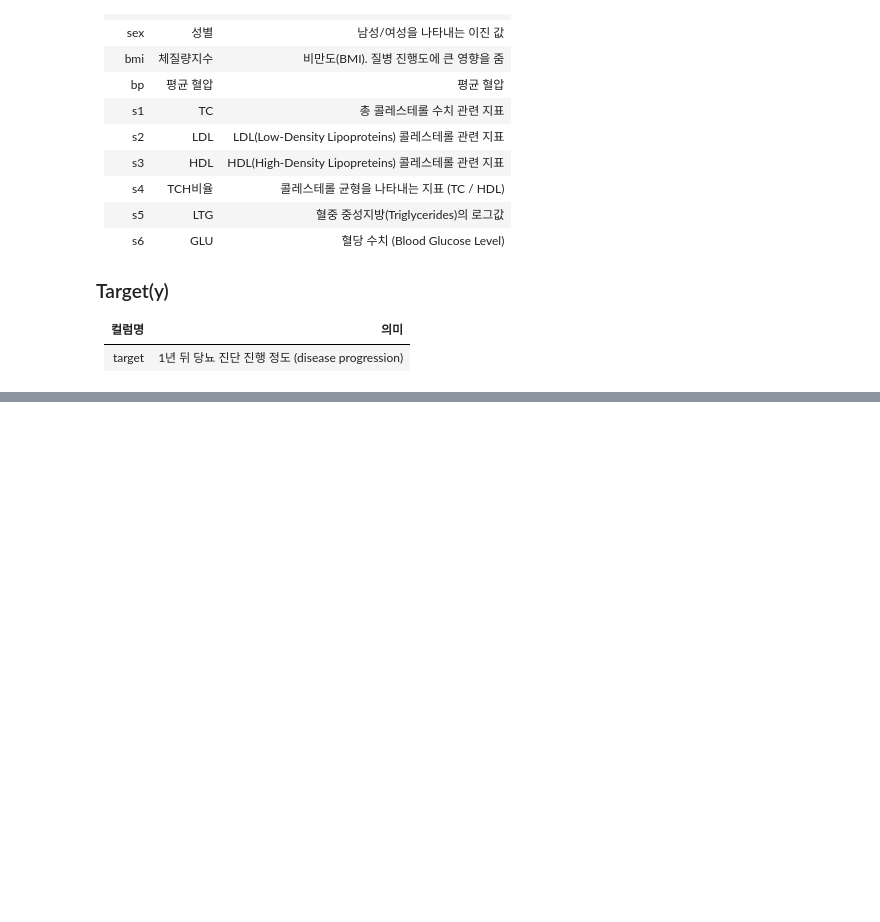
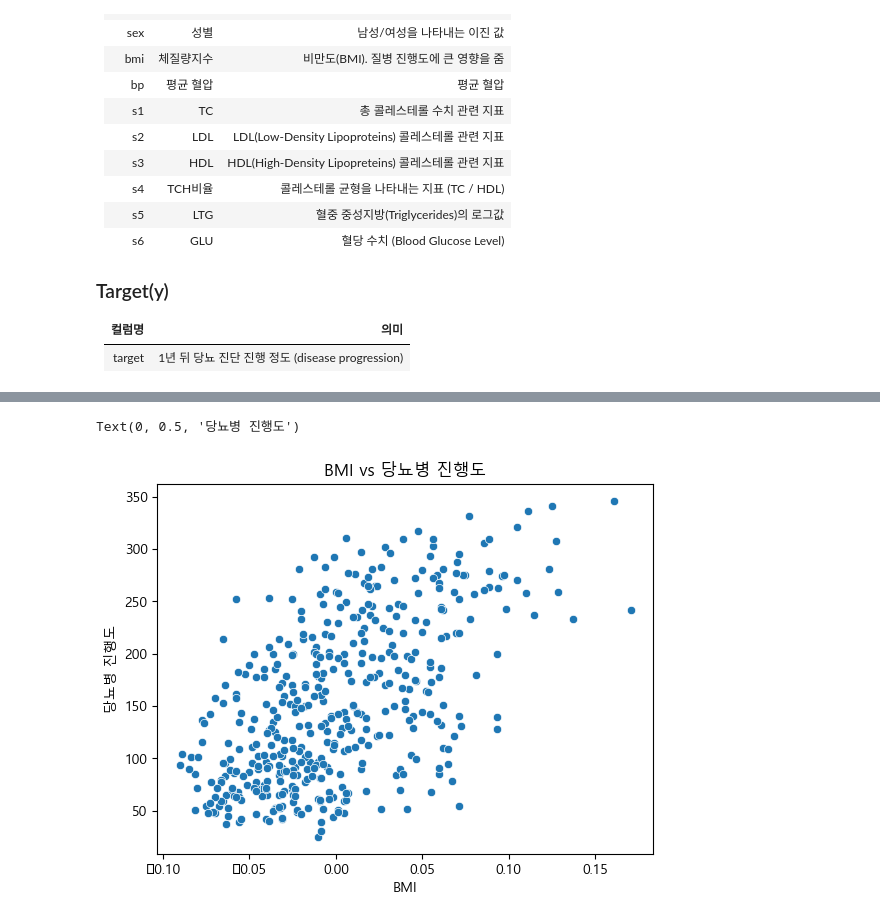
Before and after one commit to sjlimiei25/AI-Prediction, a Jupyter notebook: 2_KNNR_practice.ipynb, the cells around one changed output, grey strips where cells are left out. Saved outputs shown, nothing was run; the diff lists cells and outputs as text; code cells hidden in the pictures; blank space fills up the shorter version.

```diff
--- a/2_KNNR_practice.ipynb
+++ b/2_KNNR_practice.ipynb
@@ -42,0 +129,10 @@ df.head()
+# %%
+import seaborn as sns
+
+sns.scatterplot(data=df, x='bmi', y='target')
+plt.title('BMI vs 당뇨병 진행도')
+plt.xlabel('BMI')
+plt.ylabel('당뇨병 진행도')
+# %% [output]
+Text(0, 0.5, '당뇨병 진행도')
+[figure, added]
```
Also changed, not shown: parts of 18 cells of this notebook.
